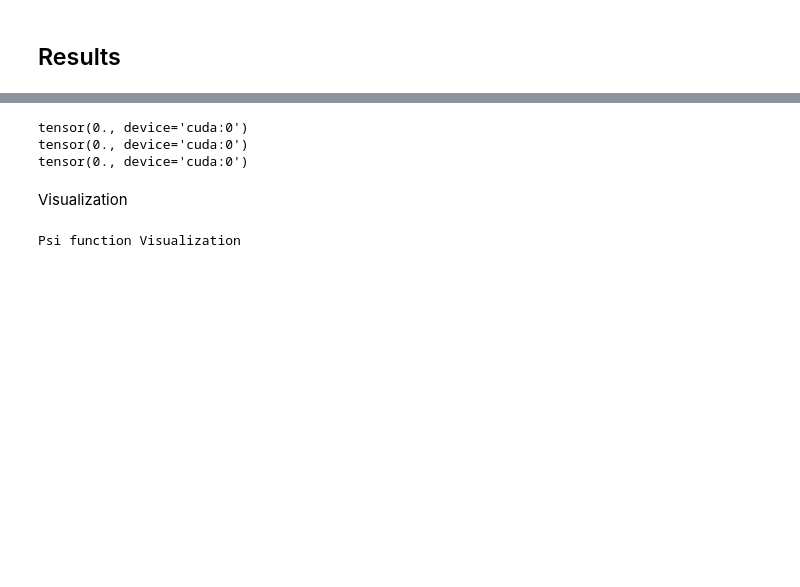
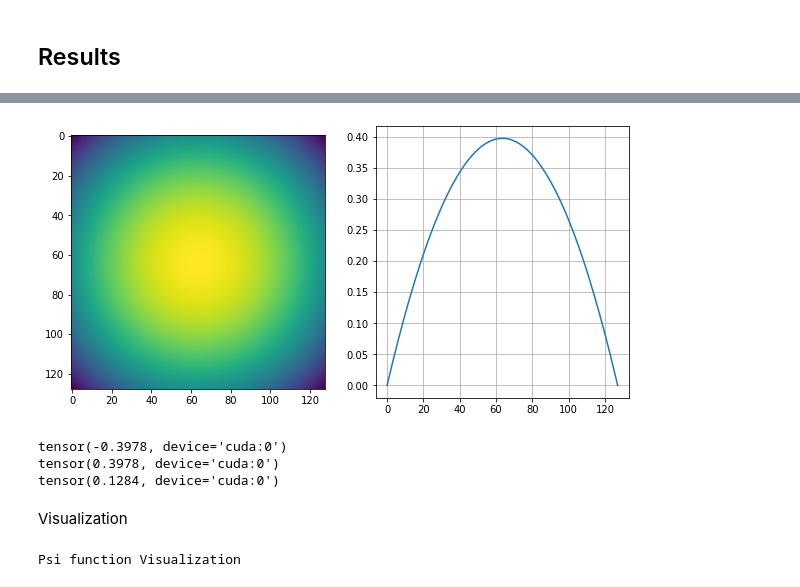
Before and after one commit to litvinenkonikita/Physics_based_ML, a Jupyter notebook: Check_3D_analytical.ipynb, the cells around one changed output, grey strips where cells are left out. Saved outputs shown, nothing was run; the diff lists cells and outputs as text; code cells hidden in the pictures; blank space fills up the shorter version.

```diff
--- a/Check_3D_analytical.ipynb
+++ b/Check_3D_analytical.ipynb
@@ -477,8 +459,8 @@ def velocityDistr(psi1,psi2,psi3,dx1n,dx2n,dx3n,deltax1,deltax2,deltax3):
     dpsi1dx2 = torch.unsqueeze(dpsi1dx2,0)
     dpsi1dx3 = torch.unsqueeze(dpsi1dx3,0)
 
-    dpsi2dx1 = torch.unsqueeze(dpsi2dx1,1)
-    dpsi2dx3 = torch.unsqueeze(dpsi2dx3,1)
+    dpsi2dx1 = torch.unsqueeze(dpsi2dx1.permute(1,0),1)
+    dpsi2dx3 = torch.unsqueeze(dpsi2dx3.permute(1,0),1)
 
     dpsi3dx1 = torch.unsqueeze(dpsi3dx1,2)
     dpsi3dx2 = torch.unsqueeze(dpsi3dx2,2)
@@ -713,14 +700,26 @@ internal power: Int = 6380.66357421875,
+# %%
+fig = plt.figure(figsize=(FIGSIZE*2, FIGSIZE))
+plt.subplot(1,2,1)
+plt.imshow(v3[0,:,:].to('cpu'))
+#plt.title(f'$\psi_{i+1}$')
+#plt.subplot(nr,nc,i+1+nc)
+plt.subplot(1,2,2)
+plt.plot(v3[0,slices[2],:].to('cpu'))
+plt.grid()
+plt.show()
+# %% [output]
+[figure, added]
 # %%
 def mv(f):
     print(f.min())
     print(f.max())
     print(f.mean())
 # %%
-mv(v1[0,:,:])
+mv(v3[0,:,:])
 # %% [output]
-tensor(0., device='cuda:0')
-tensor(0., device='cuda:0')
-tensor(0., device='cuda:0')
+tensor(-0.3978, device='cuda:0')
+tensor(0.3978, device='cuda:0')
+tensor(0.1284, device='cuda:0')
 # %% [markdown]
 Visualization
 # %%
```
Also changed, not shown: parts of 14 cells of this notebook.
